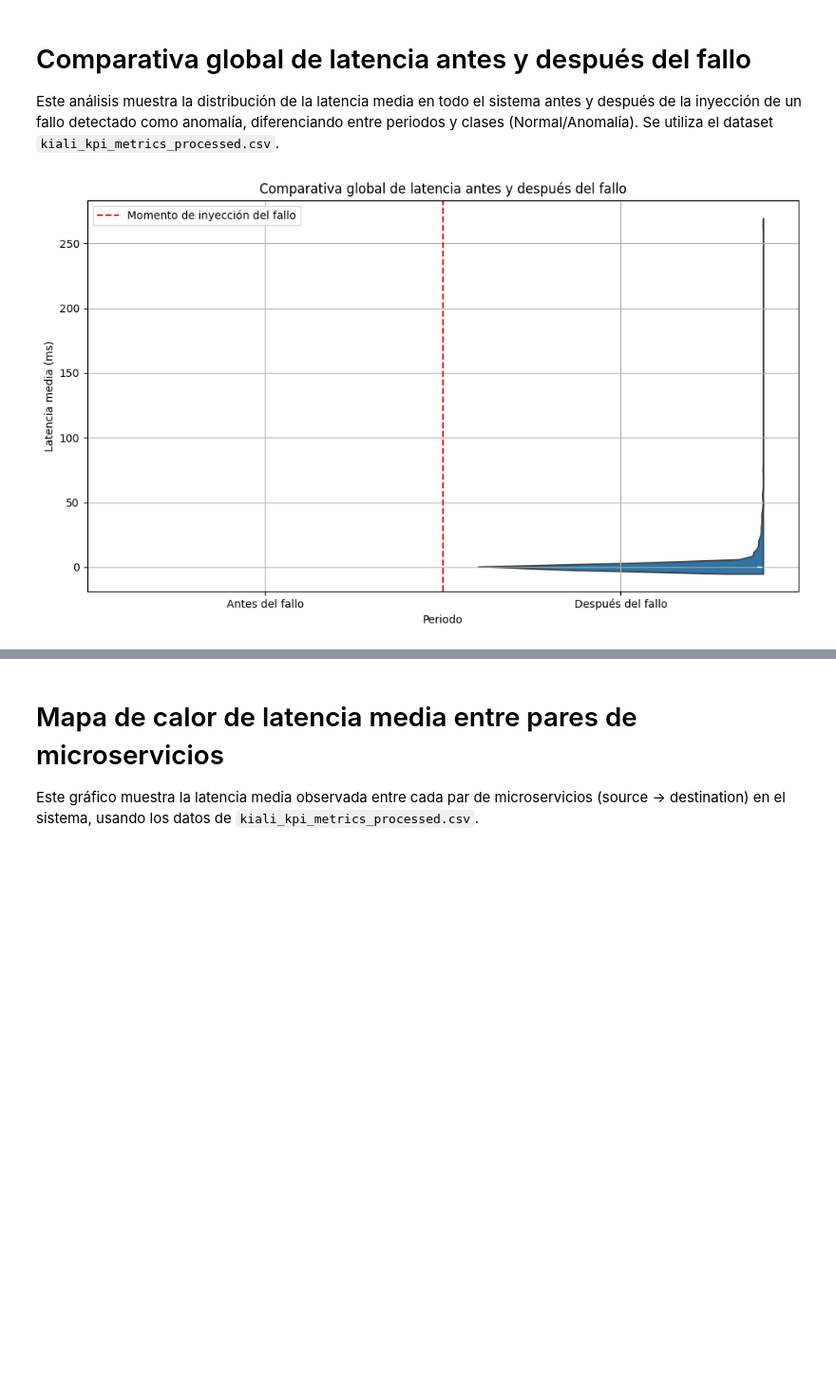
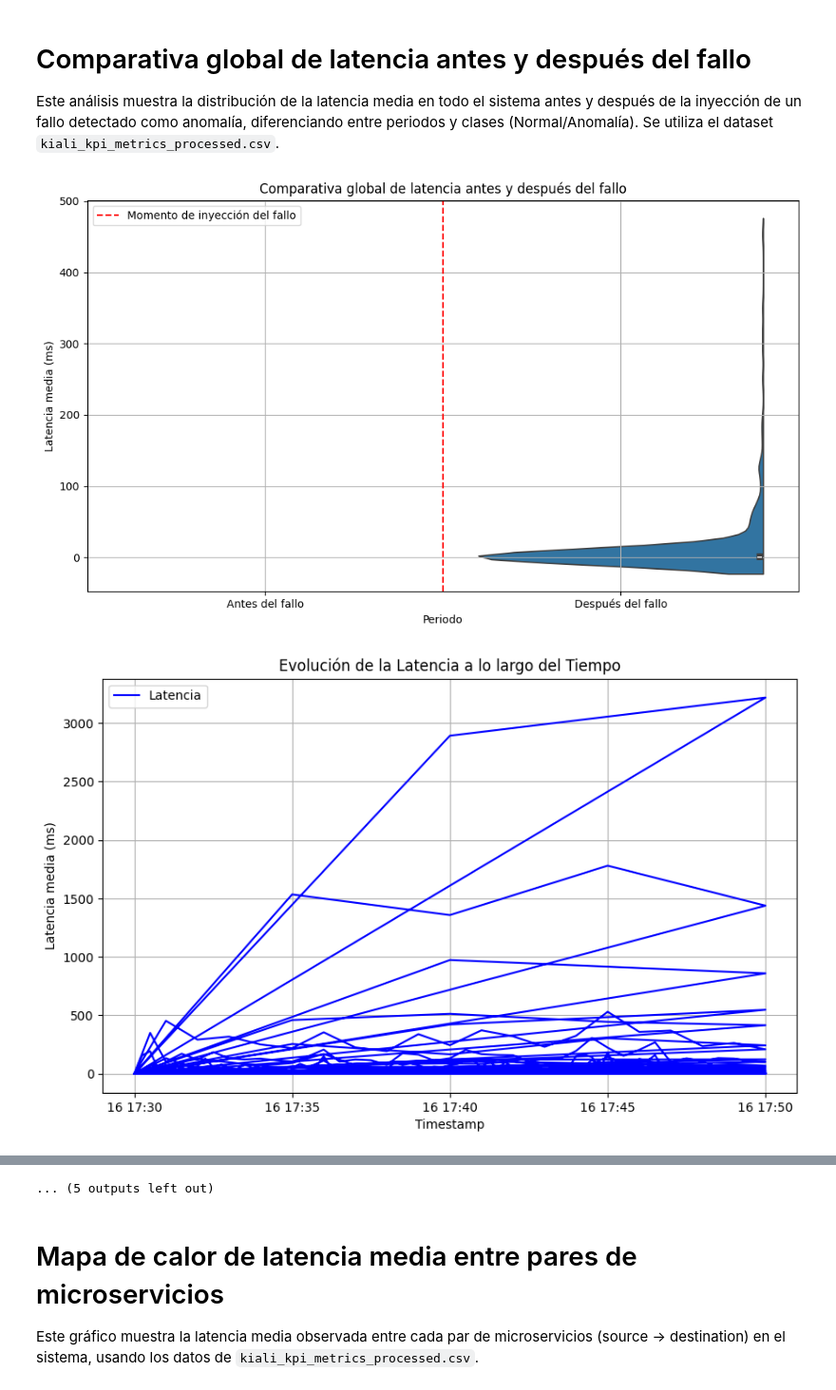
Before and after one commit to MartinLunaAguado/Analisys-of-Istio-Online-Boutique-ML-, a Jupyter notebook: graficos.ipynb, the cells around one changed output, grey strips where cells are left out. Shown at 95% size. Cells and saved outputs as stored; diff of their text form; code cells hidden in the pictures; blank space fills up the shorter version.

```diff
--- a/graficos.ipynb
+++ b/graficos.ipynb
@@ -76,7 +76,7 @@ kpi_df["Abnormality class"] = pd.to_numeric(kpi_df["Abnormality class"], errors=
 timestamp_fallo = kpi_df[kpi_df["Abnormality class"] != 1]["timestamp"].min()
 
 # Definir ventanas antes y después del fallo (10 minutos)
-ventana = pd.Timedelta(minutes=10)
+ventana = pd.Timedelta(minutes=5)
 antes_fallo = kpi_df[(kpi_df["timestamp"] >= timestamp_fallo - ventana) & (kpi_df["timestamp"] < timestamp_fallo)]
 despues_fallo = kpi_df[(kpi_df["timestamp"] >= timestamp_fallo) & (kpi_df["timestamp"] < timestamp_fallo + ventana)]
 
@@ -95,31 +95,60 @@ df_comparativa = df_comparativa[df_comparativa["average_latency"].notna()]
 df_comparativa["Clase"] = df_comparativa["Abnormality class"].apply(lambda x: "Normal" if x == 1 else "Anomalía")
 
 # Ordenar categorías para asegurar el orden visual
 orden_periodos = ["Antes del fallo", "Después del fallo"]
 df_comparativa["Periodo"] = pd.Categorical(df_comparativa["Periodo"], categories=orden_periodos, ordered=True)
 
 # Gráfico violinplot global
 plt.figure(figsize=(10,6))
 sns.violinplot(data=df_comparativa, x="Periodo", y="average_latency", hue="Clase", split=True, order=orden_periodos)
 plt.title("Comparativa global de latencia antes y después del fallo")
 plt.xlabel("Periodo")
 plt.ylabel("Latencia media (ms)")
 plt.grid(True)
 plt.tight_layout()
 
 # Línea roja entre periodos para indicar el fallo
 plt.axvline(x=0.5, color='red', linestyle='--', label='Momento de inyección del fallo')
 
 # Leyenda personalizada
 from matplotlib.patches import Patch
 from matplotlib.lines import Line2D
 legend_elements = [
     Patch(facecolor='none', edgecolor='red', linestyle='--', label='Momento de inyección del fallo')
 ]
 plt.legend(handles=legend_elements, loc='upper left')
 # Crear una línea de leyenda en lugar de un parche
 legend_line = Line2D([0], [0], color='red', linestyle='--', label='Momento de inyección del fallo')
 plt.legend(handles=[legend_line], loc='upper left')
 plt.show()
+
+# Gráfico de la evolución de la latencia a lo largo del tiempo
+plt.figure(figsize=(10, 6))
+plt.plot(kpi_df['timestamp'], kpi_df['average_latency'], label='Latencia', color='blue')
+
+plt.title('Evolución de la Latencia a lo largo del Tiempo')
+plt.xlabel('Timestamp')
+plt.ylabel('Latencia media (ms)')
+plt.legend()
+plt.grid(True)
+plt.show()
+
+# Filtrar por cada par de source_workload y destination_workload
+pares = kpi_df.groupby(['source_workload', 'destination_workload'])
+
+for (source, destination), grupo in pares:
+    # Calcular la latencia media para cada timestamp
+    latencia_media_por_timestamp = grupo.groupby('timestamp')['average_latency'].mean()
+
+    plt.figure(figsize=(10, 6))
+    plt.plot(latencia_media_por_timestamp.index, latencia_media_por_timestamp.values, label=f'{source} -> {destination}', color='blue')
+
+    plt.title(f'Evolución de la Latencia Media: {source} -> {destination}')
+    plt.xlabel('Timestamp')
+    plt.ylabel('Latencia Media (ms)')
+    plt.legend()
+    plt.grid(True)
+    plt.show()
 # %% [output]
-[figure, old version]
+[figure, new version]
+[figure, added]
@@ -126,3 +165,4 @@ plt.show()
+... (5 outputs left out)
 # %% [markdown]
 # Mapa de calor de latencia media entre pares de microservicios
 Este gráfico muestra la latencia media observada entre cada par de microservicios (source → destination) en el sistema, usando los datos de `kiali_kpi_metrics_processed.csv`.
```
Also changed, not shown: parts of 1 cell of this notebook, 8 other files.
